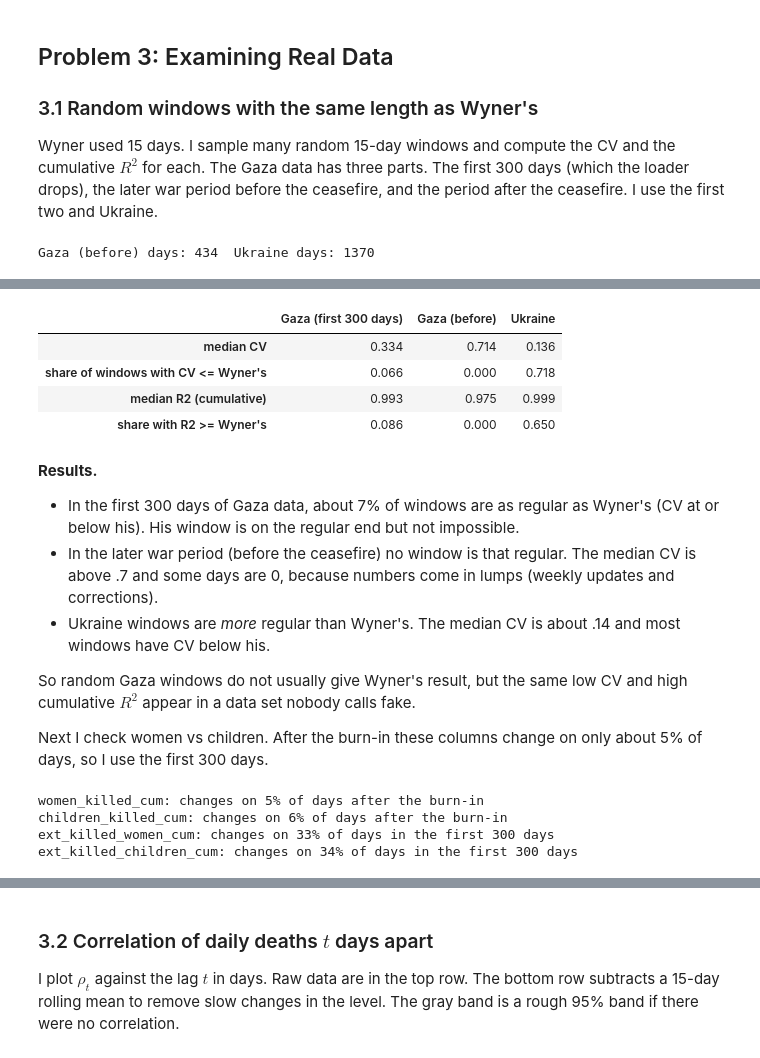
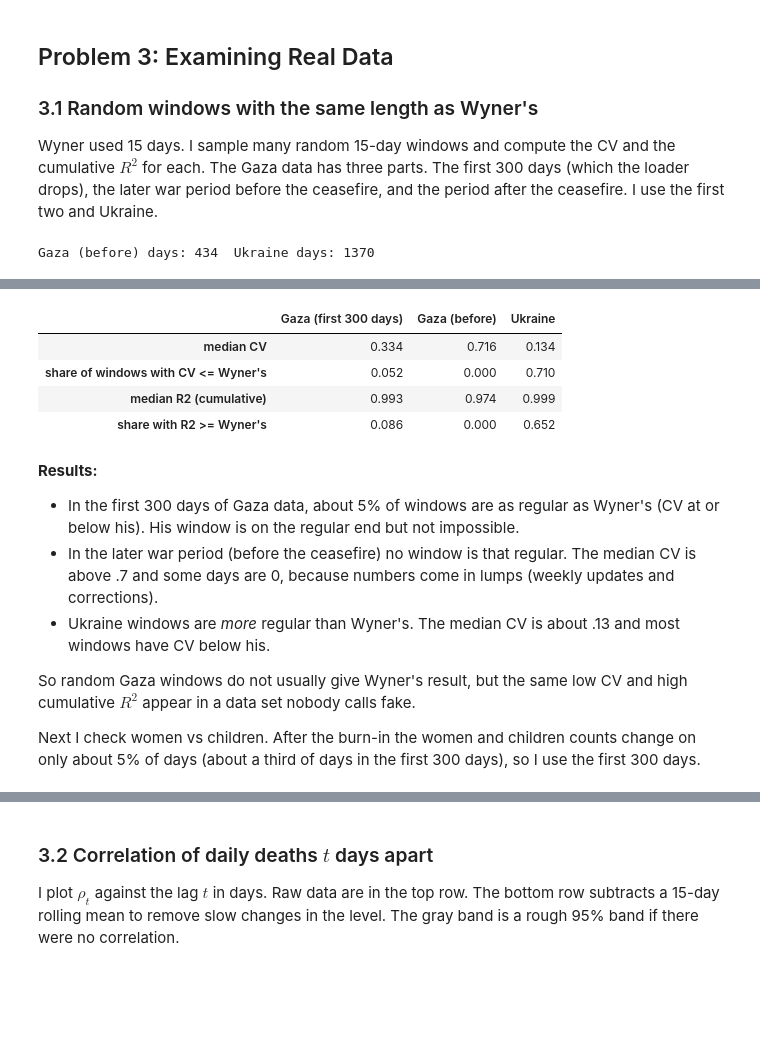
Before and after one commit to jchou27/Math50, a Jupyter notebook: hw2/assignment2_JC.ipynb, the cells around one changed output, grey strips where cells are left out. Cells and saved outputs as stored; diff of their text form; code cells hidden in the pictures; blank space fills up the shorter version.

```diff
--- a/hw2/assignment2_JC.ipynb
+++ b/hw2/assignment2_JC.ipynb
@@ -297,18 +406,0 @@ cumulative total y_i   SS_res =        33686   SS_tot =     18907125   R2 = 0.99
-# %%
-# Now use simulated data with the same mean (270) and growing variance
-# Pachter's point is that even a ten-fold bigger variance still gives a very high R2
-rows = []
-for var in [0, 42 ** 2, 270, 1785, 17850]:
-    r2_daily, r2_cum = [], []
-    ssr_cum, sst_cum = [], []
-    for _ in range(1000):
-        x = np.clip(rng.normal(270, np.sqrt(var), 15), 0, None)
-        r2_daily.append(r2(day, x) if var > 0 else 0.0)
-        r2_cum.append(r2(day, np.cumsum(x)))
-        a, b = ss_parts(day, np.cumsum(x))
-        ssr_cum.append(a)
-        sst_cum.append(b)
-    rows.append([var, np.mean(r2_daily), np.mean(r2_cum), np.mean(ssr_cum), np.mean(sst_cum)])
-
-pd.DataFrame(rows, columns=["daily variance", "mean R2 daily", "mean R2 cumulative",
-                            "mean SS_res (cum)", "mean SS_tot (cum)"]).round(3)
@@ -425,22 +457,6 @@ cv_g, r2_g = window_stats(gaza_before.daily)
 cv_e, r2_e = window_stats(early_daily)
 cv_u, r2_u = window_stats(ukraine.daily)
 
-fig, ax = plt.subplots(1, 2, figsize=(10, 3.8))
-ax[0].hist(cv_g, bins=40, alpha=0.6, label="Gaza (before)", density=True)
-ax[0].hist(cv_e, bins=40, alpha=0.6, label="Gaza (first 300 days)", density=True)
-ax[0].hist(cv_u, bins=40, alpha=0.6, label="Ukraine", density=True)
-ax[0].axvline(cv(N), color="k", ls="--", label="Wyner window")
-ax[0].set_xlabel("CV of daily total in 15-day window")
-ax[0].legend()
-ax[1].hist(r2_g, bins=40, alpha=0.6, label="Gaza (before)", density=True)
-ax[1].hist(r2_e, bins=40, alpha=0.6, label="Gaza (first 300 days)", density=True)
-ax[1].hist(r2_u, bins=40, alpha=0.6, label="Ukraine", density=True)
-ax[1].axvline(r2(day, np.cumsum(N)), color="k", ls="--", label="Wyner window")
-ax[1].set_xlabel("R2 of cumulative total vs day")
-ax[1].legend()
-plt.tight_layout()
-plt.show()
-
 def row(c, r):
     # four summary numbers for one series of windows
     return [np.median(c), np.mean(c <= cv(N)), np.median(r), np.mean(r >= r2(day, np.cumsum(N)))]
@@ -458,34 +473,18 @@ Gaza (before) days: 434  Ukraine days: 1370
 |  | Gaza (first 300 days) | Gaza (before) | Ukraine |
-| median CV | 0.334 | 0.714 | 0.136 |
-| share of windows with CV <= Wyner's | 0.066 | 0.000 | 0.718 |
-| median R2 (cumulative) | 0.993 | 0.975 | 0.999 |
-| share with R2 >= Wyner's | 0.086 | 0.000 | 0.650 |
+| median CV | 0.334 | 0.716 | 0.134 |
+| share of windows with CV <= Wyner's | 0.052 | 0.000 | 0.710 |
+| median R2 (cumulative) | 0.993 | 0.974 | 0.999 |
+| share with R2 >= Wyner's | 0.086 | 0.000 | 0.652 |
 # %% [markdown]
-**Results.**
+**Results:**
 
-- In the first 300 days of Gaza data, about 7% of windows are as regular as Wyner's (CV at or below his). His window is on the regular end but not impossible.
+- In the first 300 days of Gaza data, about 5% of windows are as regular as Wyner's (CV at or below his). His window is on the regular end but not impossible.
 - In the later war period (before the ceasefire) no window is that regular. The median CV is above .7 and some days are 0, because numbers come in lumps (weekly updates and corrections).
-- Ukraine windows are *more* regular than Wyner's. The median CV is about .14 and most windows have CV below his.
+- Ukraine windows are *more* regular than Wyner's. The median CV is about .13 and most windows have CV below his.
 
 So random Gaza windows do not usually give Wyner's result, but the same low CV and high cumulative $R^2$ appear in a data set nobody calls fake.
 
-Next I check women vs children. After the burn-in these columns change on only about 5% of days, so I use the first 300 days.
+Next I check women vs children. After the burn-in the women and children counts change on only about 5% of days (about a third of days in the first 300 days), so I use the first 300 days.
-# %%
-# Women vs children needs the breakdown columns.
-# After the burn-in these are updated rarely, so check how often they change.
-sub = gaza_before.copy()
-for col in ["women_killed_cum", "children_killed_cum"]:
-    changed = np.diff(sub[col].to_numpy()) != 0
-    print(f"{col}: changes on {changed.mean():.0%} of days after the burn-in")
-
-for col in ["ext_killed_women_cum", "ext_killed_children_cum"]:
-    changed = np.diff(early[col].to_numpy()) != 0
-    print(f"{col}: changes on {changed.mean():.0%} of days in the first 300 days")
-# %% [output]
-women_killed_cum: changes on 5% of days after the burn-in
-children_killed_cum: changes on 6% of days after the burn-in
-ext_killed_women_cum: changes on 33% of days in the first 300 days
-ext_killed_children_cum: changes on 34% of days in the first 300 days
 # %%
 # Women vs children R2 over random 15-day windows of the first 300 days.
 # Many windows have days with no update, so these R2 values are rough.
```
Also changed, not shown: parts of 20 cells of this notebook, 4 other files.
